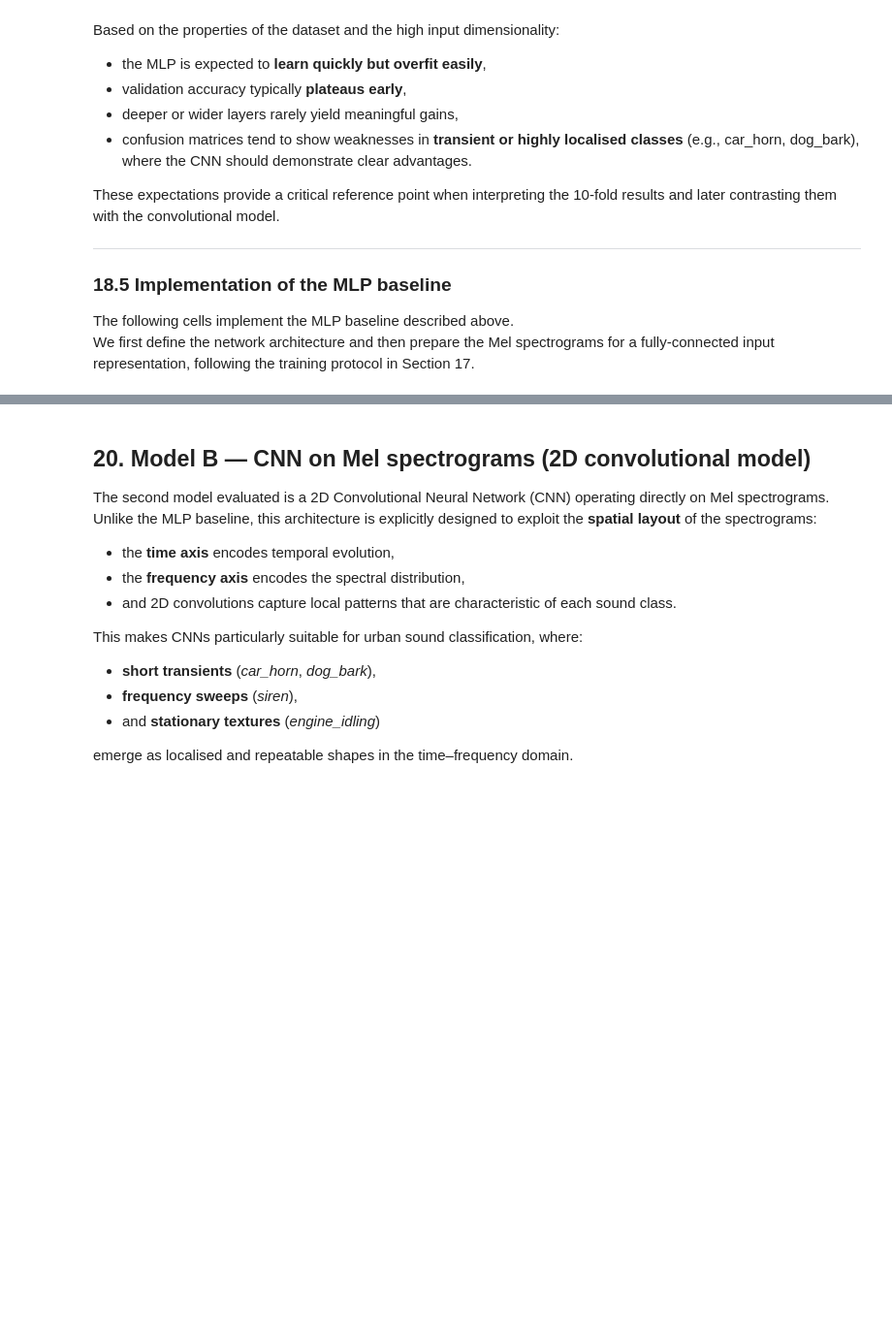
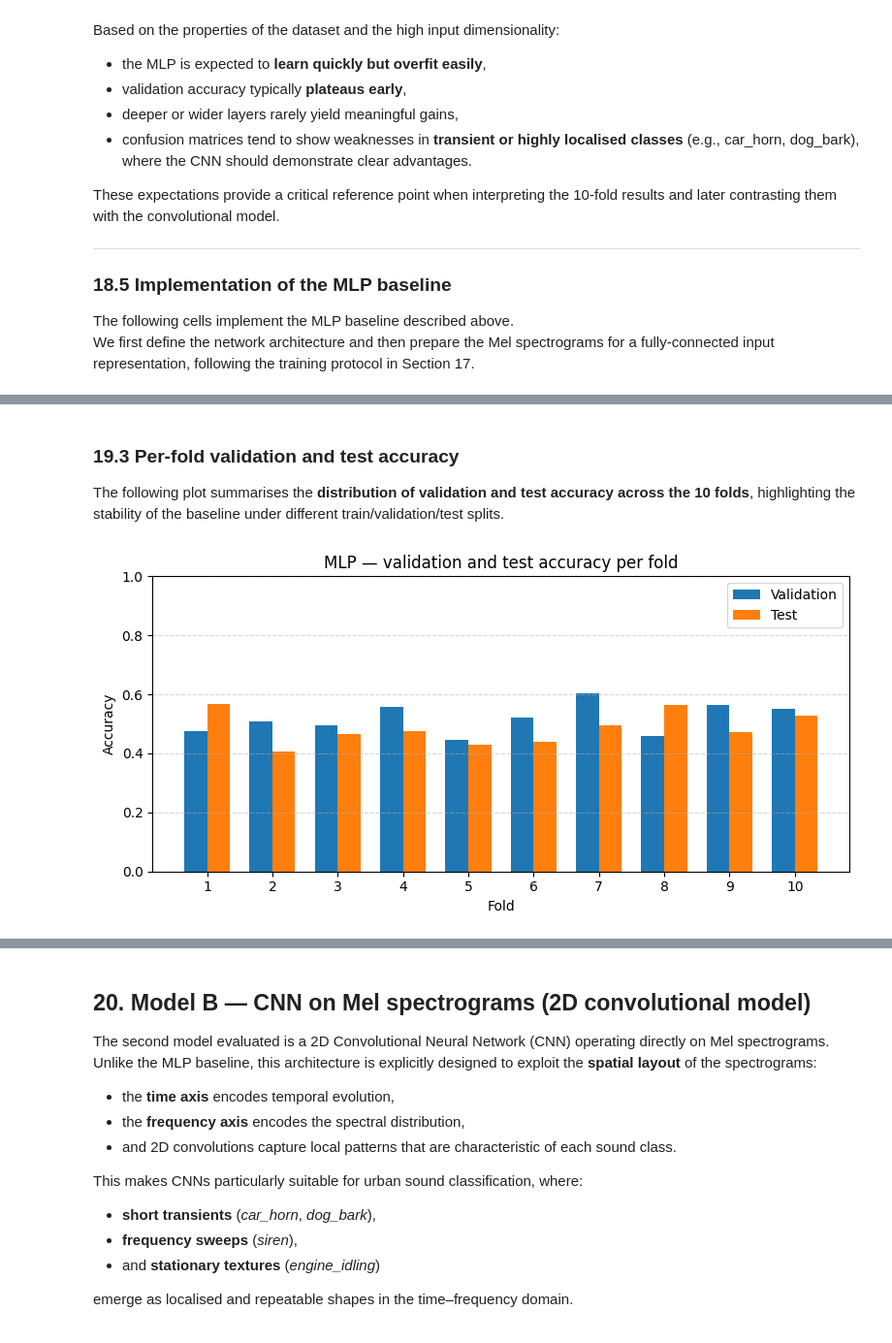
Before and after one commit to FreddieAlvin/Deep-Learning-Classifiers-for-urban-sound-data, a Jupyter notebook: UrbanSound8K.ipynb, the cells around one changed output, grey strips where cells are left out. Shown at 97% size. Drawn from its saved outputs; the diff is of its cells as text; code cells hidden in the pictures; blank space fills up the shorter version.

```diff
--- a/UrbanSound8K.ipynb
+++ b/UrbanSound8K.ipynb
@@ -1156,0 +1226,26 @@ In the next sections, these metrics and the global confusion matrix will serve a
+# %% [markdown]
+### 19.3 Per-fold validation and test accuracy
+
+The following plot summarises the **distribution of validation and test accuracy across the 10 folds**, highlighting the stability of the baseline under different train/validation/test splits.
+# %%
+import matplotlib.pyplot as plt
+import numpy as np
+
+fold_ids = np.arange(1, len(mlp_val_accuracies) + 1)
+width = 0.35
+
+plt.figure(figsize=(8, 4))
+plt.bar(fold_ids - width / 2, mlp_val_accuracies, width, label="Validation")
+plt.bar(fold_ids + width / 2, mlp_test_accuracies, width, label="Test")
+
+plt.xlabel("Fold")
+plt.ylabel("Accuracy")
+plt.title("MLP — validation and test accuracy per fold")
+plt.xticks(fold_ids)
+plt.ylim(0.0, 1.0)
+plt.legend()
+plt.grid(axis="y", linestyle="--", alpha=0.5)
+plt.tight_layout()
+plt.show()
+# %% [output]
+[figure, added]
```
Also changed, not shown: parts of 37 cells of this notebook.
